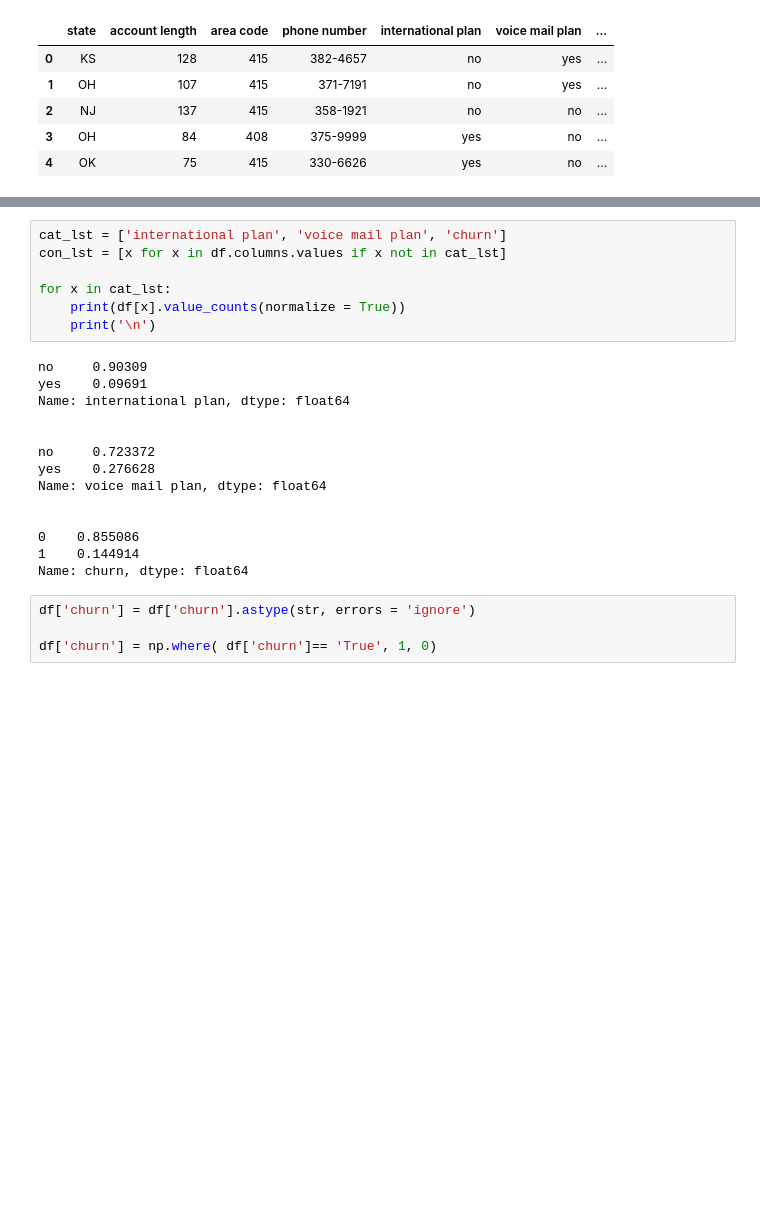
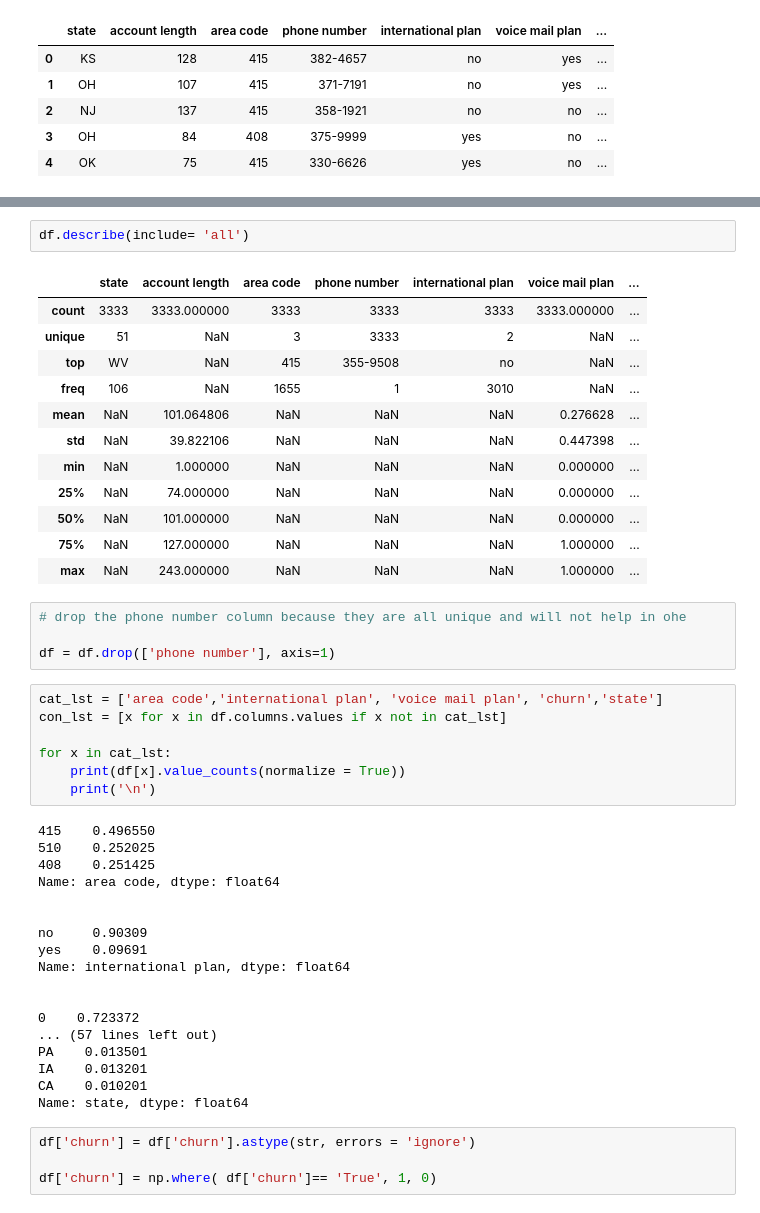
Before and after one commit to ptorres001/customer_churn, a Jupyter notebook: 01_EDA_Cleaning.ipynb, the cells around one changed output, grey strips where cells are left out. Cells and saved outputs as stored; diff of their text form; blank space fills up the shorter version.

```diff
--- a/01_EDA_Cleaning.ipynb
+++ b/01_EDA_Cleaning.ipynb
@@ -31,24 +121,47 @@ array(['state', 'account length', 'area code', 'phone number',
+# %%
+df.describe(include= 'all')
+# %% [output]
+|  | state | account length | area code | phone number | international plan | voice mail plan | ... |
+| count | 3333 | 3333.000000 | 3333 | 3333 | 3333 | 3333.000000 | ... |
+| unique | 51 | NaN | 3 | 3333 | 2 | NaN | ... |
+| top | WV | NaN | 415 | 355-9508 | no | NaN | ... |
+| freq | 106 | NaN | 1655 | 1 | 3010 | NaN | ... |
+| mean | NaN | 101.064806 | NaN | NaN | NaN | 0.276628 | ... |
+| std | NaN | 39.822106 | NaN | NaN | NaN | 0.447398 | ... |
+| min | NaN | 1.000000 | NaN | NaN | NaN | 0.000000 | ... |
+| 25% | NaN | 74.000000 | NaN | NaN | NaN | 0.000000 | ... |
+| 50% | NaN | 101.000000 | NaN | NaN | NaN | 0.000000 | ... |
+| 75% | NaN | 127.000000 | NaN | NaN | NaN | 1.000000 | ... |
+| max | NaN | 243.000000 | NaN | NaN | NaN | 1.000000 | ... |
+# %%
+# drop the phone number column because they are all unique and will not help in ohe
+
+df = df.drop(['phone number'], axis=1)
 # %%
-cat_lst = ['international plan', 'voice mail plan', 'churn']
+cat_lst = ['area code','international plan', 'voice mail plan', 'churn','state']
 con_lst = [x for x in df.columns.values if x not in cat_lst]
 
 for x in cat_lst:
     print(df[x].value_counts(normalize = True))
     print('\n')
 # %% [output]
+415    0.496550
+510    0.252025
+408    0.251425
+Name: area code, dtype: float64
+
+
 no     0.90309
 yes    0.09691
 Name: international plan, dtype: float64
 
 
-no     0.723372
-yes    0.276628
-Name: voice mail plan, dtype: float64
-
-
-0    0.855086
-1    0.144914
-Name: churn, dtype: float64
+0    0.723372
+... (57 lines left out)
+PA    0.013501
+IA    0.013201
+CA    0.010201
+Name: state, dtype: float64
 # %%
 df['churn'] = df['churn'].astype(str, errors = 'ignore')
 
```
Also changed, not shown: parts of 12 cells of this notebook.
